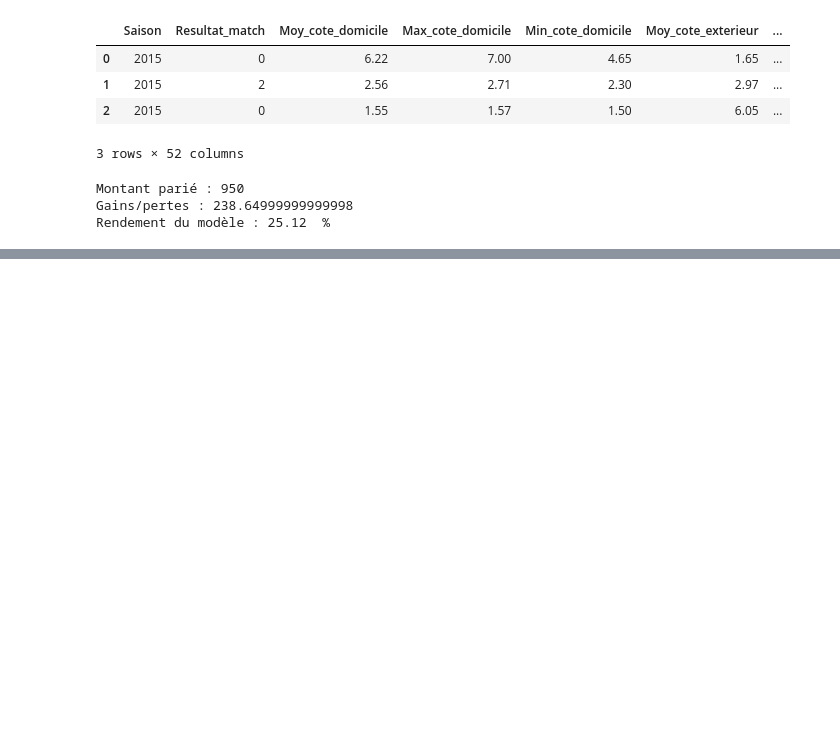
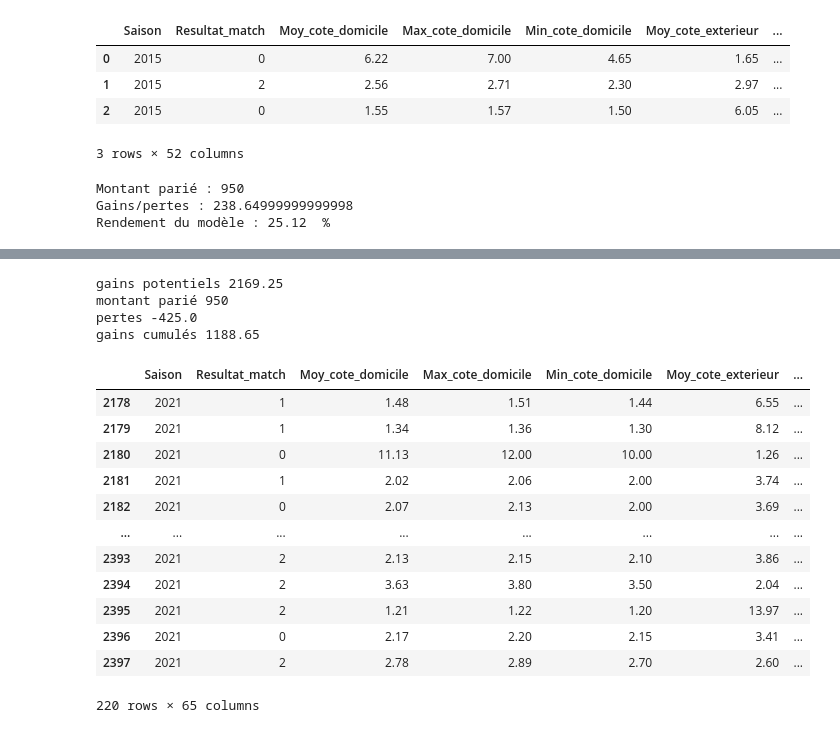
Before and after one commit to choarauc/pyck, a Jupyter notebook: 7_Pari_selon_proba.ipynb, the cells around one changed output, grey strips where cells are left out. Cells and saved outputs as stored; diff of their text form; code cells hidden in the pictures; blank space fills up the shorter version.

```diff
--- a/7_Pari_selon_proba.ipynb
+++ b/7_Pari_selon_proba.ipynb
@@ -239,0 +309,26 @@ df_avec_pred.tail(10)
+# %%
+print('gains potentiels', df_gains.gain_potentiel.sum())
+print('montant parié', df_gains.BET.sum())
+print('pertes', df_gains.pertes.sum())
+print('gains cumulés', df_gains.gain.sum())
+# %% [output]
+gains potentiels 2169.25
+montant parié 950
+pertes -425.0
+gains cumulés 1188.65
+# %%
+df_gains
+# %% [output]
+|  | Saison | Resultat_match | Moy_cote_domicile | Max_cote_domicile | Min_cote_domicile | Moy_cote_exterieur | ... |
+| 2178 | 2021 | 1 | 1.48 | 1.51 | 1.44 | 6.55 | ... |
+| 2179 | 2021 | 1 | 1.34 | 1.36 | 1.30 | 8.12 | ... |
+| 2180 | 2021 | 0 | 11.13 | 12.00 | 10.00 | 1.26 | ... |
+| 2181 | 2021 | 1 | 2.02 | 2.06 | 2.00 | 3.74 | ... |
+| 2182 | 2021 | 0 | 2.07 | 2.13 | 2.00 | 3.69 | ... |
+| ... | ... | ... | ... | ... | ... | ... | ... |
+| 2393 | 2021 | 2 | 2.13 | 2.15 | 2.10 | 3.86 | ... |
+| 2394 | 2021 | 2 | 3.63 | 3.80 | 3.50 | 2.04 | ... |
+| 2395 | 2021 | 2 | 1.21 | 1.22 | 1.20 | 13.97 | ... |
+| 2396 | 2021 | 0 | 2.17 | 2.20 | 2.15 | 3.41 | ... |
+| 2397 | 2021 | 2 | 2.78 | 2.89 | 2.70 | 2.60 | ... |
+220 rows × 65 columns
```
Also changed, not shown: parts of 15 cells of this notebook.
